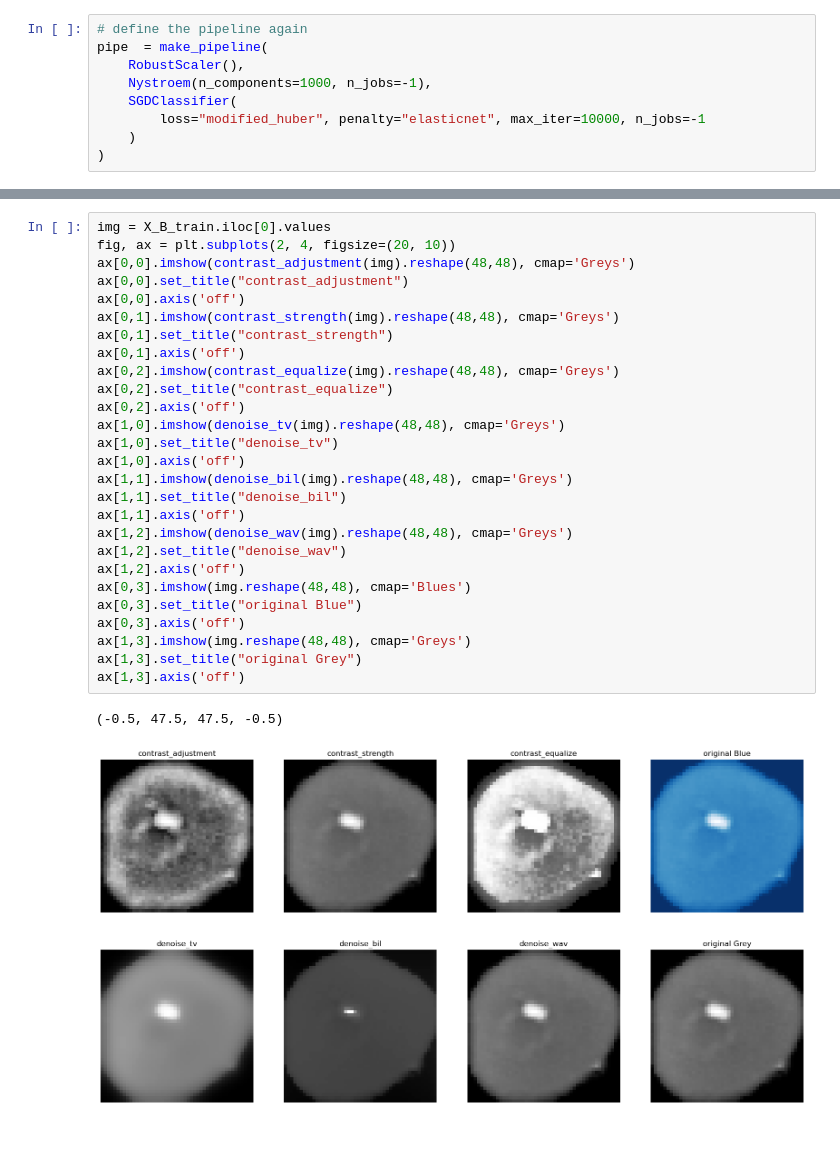
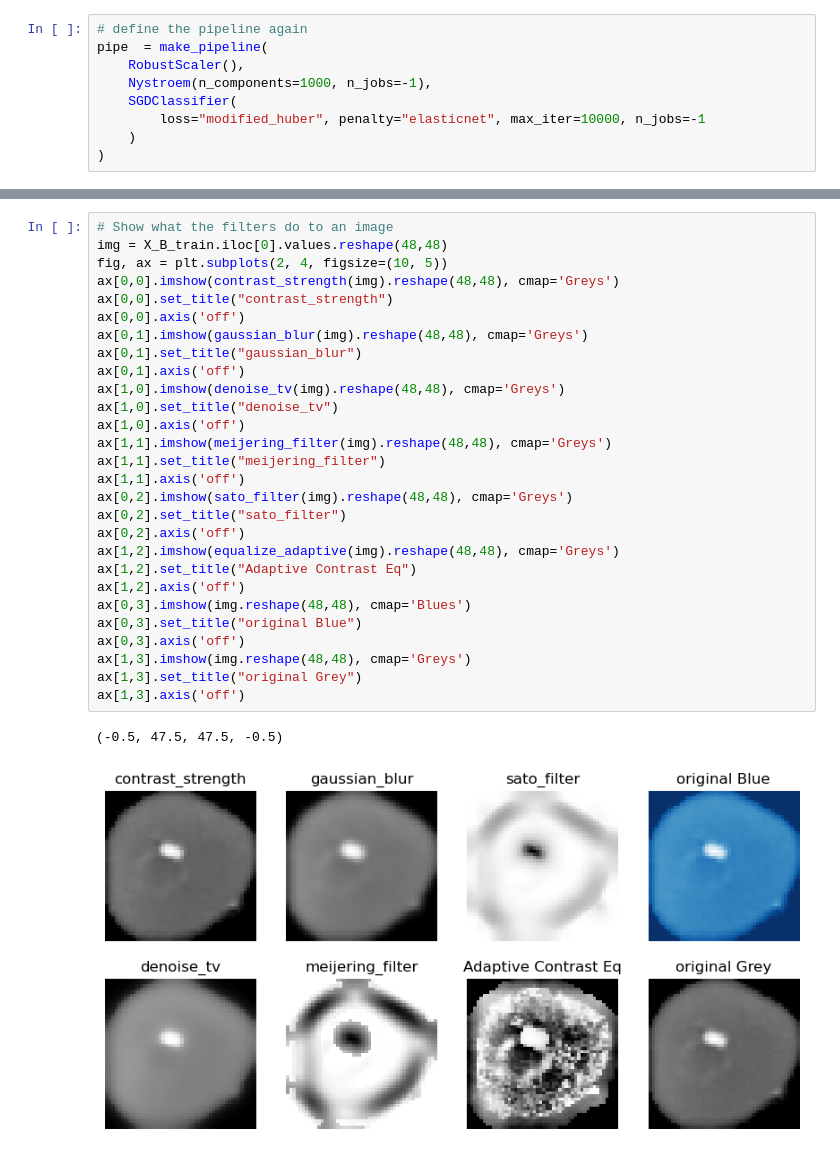
Before and after one commit to effibot/ML_2122_Project, a Jupyter notebook: notebooks/classification_notebook.ipynb, the cells around one changed output, grey strips where cells are left out. Saved outputs shown, nothing was run; the diff lists cells and outputs as text.

Commit message:
test with rgb and filters

```diff
--- a/notebooks/classification_notebook.ipynb
+++ b/notebooks/classification_notebook.ipynb
@@ -1230,30 +1252,31 @@ def make_filtered_dataset(args):
 # %%
-img = X_B_train.iloc[0].values
-fig, ax = plt.subplots(2, 4, figsize=(20, 10))
-ax[0,0].imshow(contrast_adjustment(img).reshape(48,48), cmap='Greys')
-ax[0,0].set_title("contrast_adjustment")
+# Show what the filters do to an image
+img = X_B_train.iloc[0].values.reshape(48,48)
+fig, ax = plt.subplots(2, 4, figsize=(10, 5))
+ax[0,0].imshow(contrast_strength(img).reshape(48,48), cmap='Greys')
+ax[0,0].set_title("contrast_strength")
 ax[0,0].axis('off')
-ax[0,1].imshow(contrast_strength(img).reshape(48,48), cmap='Greys')
-ax[0,1].set_title("contrast_strength")
+ax[0,1].imshow(gaussian_blur(img).reshape(48,48), cmap='Greys')
+ax[0,1].set_title("gaussian_blur")
 ax[0,1].axis('off')
-ax[0,2].imshow(contrast_equalize(img).reshape(48,48), cmap='Greys')
-ax[0,2].set_title("contrast_equalize")
-ax[0,2].axis('off')
 ax[1,0].imshow(denoise_tv(img).reshape(48,48), cmap='Greys')
 ax[1,0].set_title("denoise_tv")
 ax[1,0].axis('off')
-ax[1,1].imshow(denoise_bil(img).reshape(48,48), cmap='Greys')
-ax[1,1].set_title("denoise_bil")
+ax[1,1].imshow(meijering_filter(img).reshape(48,48), cmap='Greys')
+ax[1,1].set_title("meijering_filter")
 ax[1,1].axis('off')
-ax[1,2].imshow(denoise_wav(img).reshape(48,48), cmap='Greys')
-ax[1,2].set_title("denoise_wav")
+ax[0,2].imshow(sato_filter(img).reshape(48,48), cmap='Greys')
+ax[0,2].set_title("sato_filter")
+ax[0,2].axis('off')
+ax[1,2].imshow(equalize_adaptive(img).reshape(48,48), cmap='Greys')
+ax[1,2].set_title("Adaptive Contrast Eq")
 ax[1,2].axis('off')
 ax[0,3].imshow(img.reshape(48,48), cmap='Blues')
 ax[0,3].set_title("original Blue")
 ax[0,3].axis('off')
 ax[1,3].imshow(img.reshape(48,48), cmap='Greys')
 ax[1,3].set_title("original Grey")
 ax[1,3].axis('off')
 # %% [output]
 (-0.5, 47.5, 47.5, -0.5)
-[figure, old version]
+[figure, new version]
```
Also changed, not shown: parts of 45 cells of this notebook, 6 other files.
